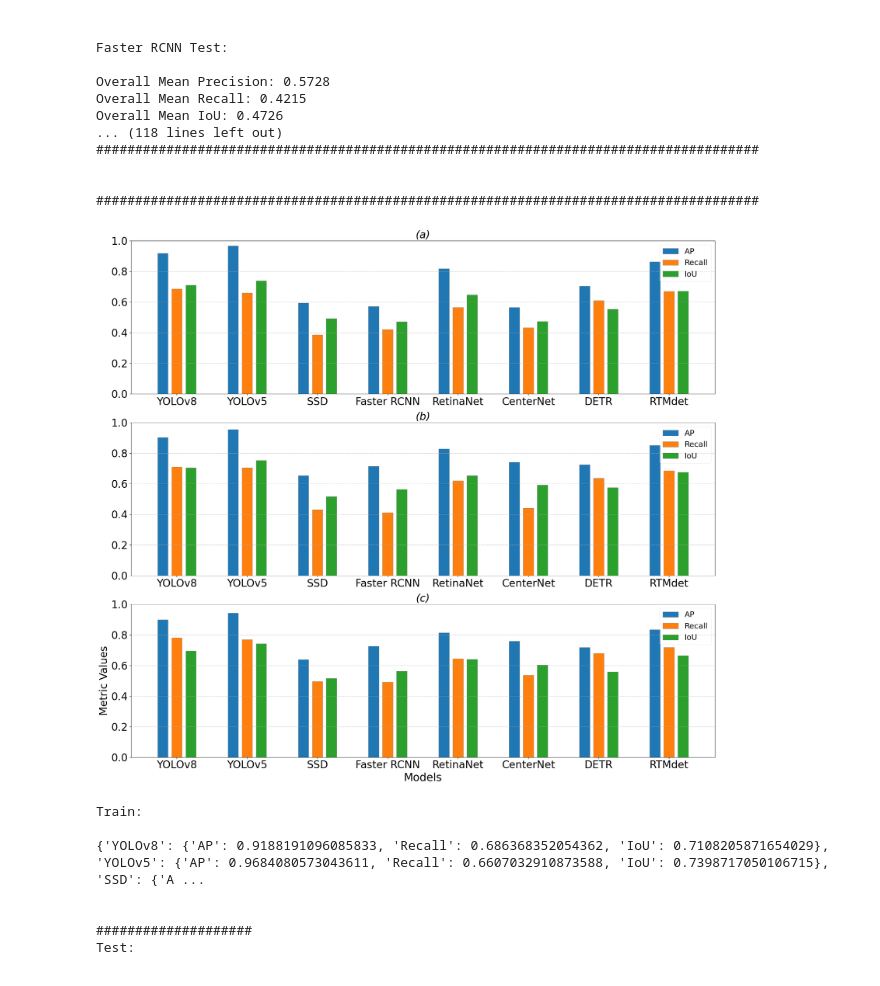
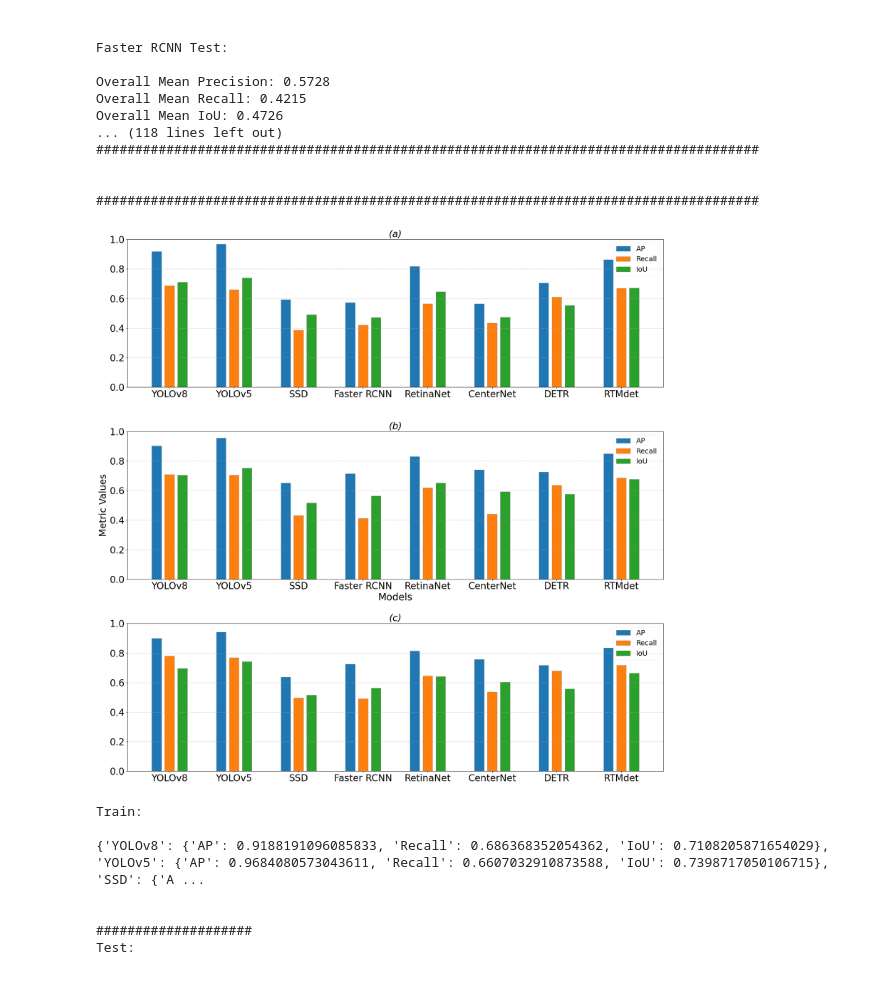
Before and after one commit to toelt-llc/FlightScope_Bench, a Jupyter notebook: histogram_results_plotter.ipynb, the cells around one changed output. Cells and saved outputs as stored; diff of their text form; code cells hidden in the pictures.

Commit message:
histogram visu update

```diff
--- a/histogram_results_plotter.ipynb
+++ b/histogram_results_plotter.ipynb
@@ -659,36 +659,44 @@ metrics_dict_test = {
 }
 
 metrics_dict_val = {
     'YOLOv8': {'AP': ap_val_y8, 'Recall': rec_val_y8, 'IoU': iou_val_y8},
     'YOLOv5': {'AP': ap_val_y5, 'Recall': rec_val_y5, 'IoU': iou_val_y5},
     'SSD': {'AP': ap_val_ssd, 'Recall': rec_val_ssd, 'IoU': iou_val_ssd},
     'Faster RCNN': {'AP': ap_val_fasterrcnn, 'Recall': rec_val_fasterrcnn, 'IoU': iou_val_fasterrcnn},
     'RetinaNet': {'AP': ap_val_retinanet, 'Recall': rec_val_retinanet, 'IoU': iou_val_retinanet},
     'CenterNet': {'AP': ap_val_centernet, 'Recall': rec_val_centernet, 'IoU': iou_val_centernet},
     'DETR': {'AP': ap_val_detr, 'Recall': rec_val_detr, 'IoU': iou_val_detr},
     'RTMdet': {'AP': ap_val_rtmdet, 'Recall': rec_val_rtmdet, 'IoU': iou_val_rtmdet},
 }
 
 
-plt.figure(figsize=(20, 18))
+plt.figure(figsize=(20, 20))
 
 # Subplot train
 plt.subplot(3, 1, 1)
 plot_histogram(metrics_dict_train, title='(a)')
 
 # Subplot test
 plt.subplot(3, 1, 2)
 plot_histogram(metrics_dict_test, title='(b)')
 
 # Subplot val
 plt.subplot(3, 1, 3)
+plot_histogram(metrics_dict_val, title='(c)', save_path='output_histogram.png')
+
+# Set x-label and y-label for the middle subplot
+plt.subplot(3, 1, 2)
 plt.xlabel('Models', fontsize=25)
 plt.ylabel('Metric Values', fontsize=24)
-plot_histogram(metrics_dict_val, title='(c)', save_path='output_histogram.png')
+
+# Adjust space between subplots
+plt.subplots_adjust(hspace=0.3)
+
+plt.savefig('output_histogram.pdf', bbox_inches='tight')
 
 plt.show()
 # %% [output]
-[figure, old version]
+[figure, new version]
 # %%
 print('Train: \n')
 print(metrics_dict_train)
```
